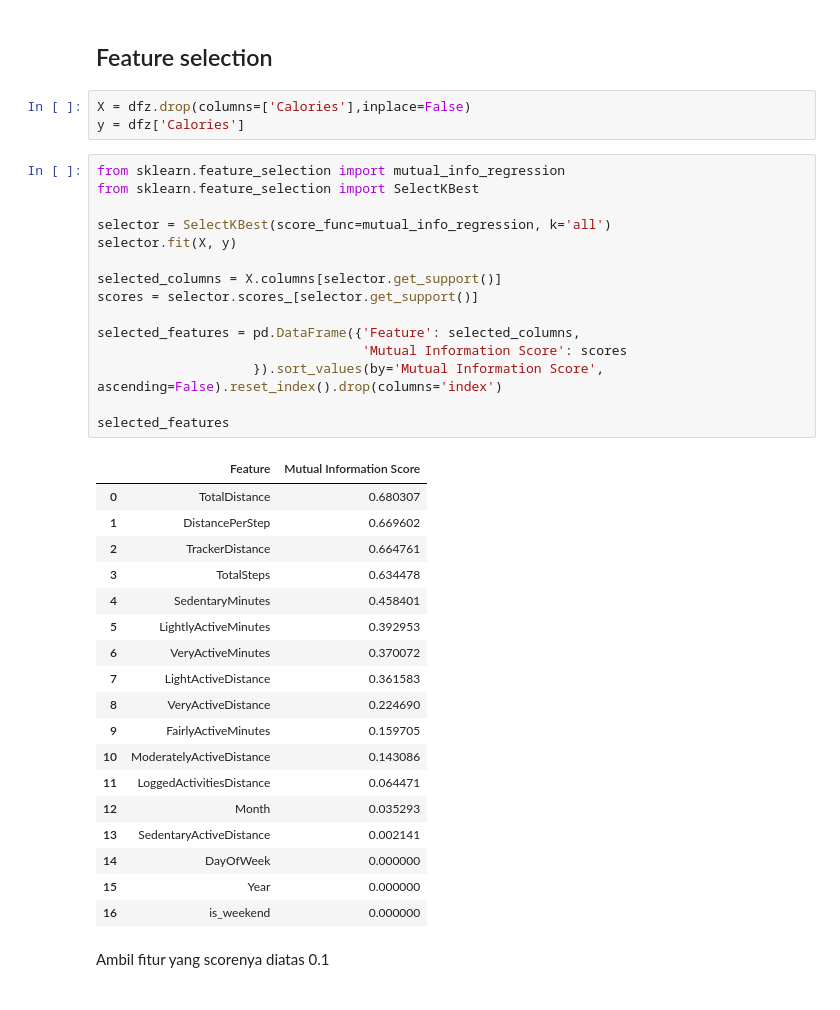
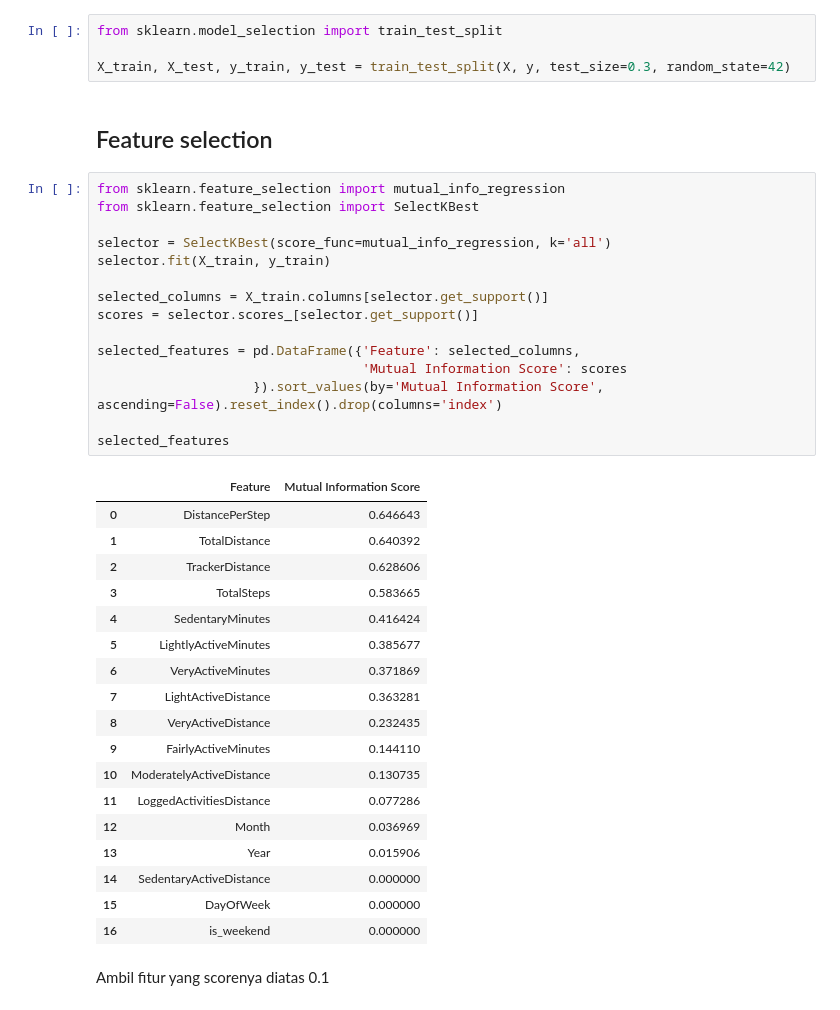
Before and after one commit to bintangphylosophie/Final-Project-Rakamin-FitBit-Tracker-Data, a Jupyter notebook: Preprocessing/Preprocessing_Asty.ipynb, the cells around one changed output. Cells and saved outputs as stored; diff of their text form.

```diff
--- a/Preprocessing/Preprocessing_Asty.ipynb
+++ b/Preprocessing/Preprocessing_Asty.ipynb
@@ -415,41 +419,42 @@ Semua fitur sudah sekalian di encode saat feature extraction.
+# %%
+from sklearn.model_selection import train_test_split
+
+X_train, X_test, y_train, y_test = train_test_split(X, y, test_size=0.3, random_state=42)
 # %% [markdown]
 ## Feature selection
-# %%
-X = dfz.drop(columns=['Calories'],inplace=False)
-y = dfz['Calories']
 # %%
 from sklearn.feature_selection import mutual_info_regression
 from sklearn.feature_selection import SelectKBest
 
 selector = SelectKBest(score_func=mutual_info_regression, k='all')
-selector.fit(X, y)
+selector.fit(X_train, y_train)
 
-selected_columns = X.columns[selector.get_support()]
+selected_columns = X_train.columns[selector.get_support()]
 scores = selector.scores_[selector.get_support()]
 
 selected_features = pd.DataFrame({'Feature': selected_columns,
                                   'Mutual Information Score': scores
                     }).sort_values(by='Mutual Information Score', ascending=False).reset_index().drop(columns='index')
 
 selected_features
 # %% [output]
 |  | Feature | Mutual Information Score |
-| 0 | TotalDistance | 0.680307 |
-| 1 | DistancePerStep | 0.669602 |
-| 2 | TrackerDistance | 0.664761 |
-| 3 | TotalSteps | 0.634478 |
-| 4 | SedentaryMinutes | 0.458401 |
-| 5 | LightlyActiveMinutes | 0.392953 |
-| 6 | VeryActiveMinutes | 0.370072 |
-| 7 | LightActiveDistance | 0.361583 |
-| 8 | VeryActiveDistance | 0.224690 |
-| 9 | FairlyActiveMinutes | 0.159705 |
-| 10 | ModeratelyActiveDistance | 0.143086 |
-| 11 | LoggedActivitiesDistance | 0.064471 |
-| 12 | Month | 0.035293 |
-| 13 | SedentaryActiveDistance | 0.002141 |
-| 14 | DayOfWeek | 0.000000 |
-| 15 | Year | 0.000000 |
+| 0 | DistancePerStep | 0.646643 |
+| 1 | TotalDistance | 0.640392 |
+| 2 | TrackerDistance | 0.628606 |
+| 3 | TotalSteps | 0.583665 |
+| 4 | SedentaryMinutes | 0.416424 |
+| 5 | LightlyActiveMinutes | 0.385677 |
+| 6 | VeryActiveMinutes | 0.371869 |
+| 7 | LightActiveDistance | 0.363281 |
+| 8 | VeryActiveDistance | 0.232435 |
+| 9 | FairlyActiveMinutes | 0.144110 |
+| 10 | ModeratelyActiveDistance | 0.130735 |
+| 11 | LoggedActivitiesDistance | 0.077286 |
+| 12 | Month | 0.036969 |
+| 13 | Year | 0.015906 |
+| 14 | SedentaryActiveDistance | 0.000000 |
+| 15 | DayOfWeek | 0.000000 |
 | 16 | is_weekend | 0.000000 |
 # %% [markdown]
 Ambil fitur yang scorenya diatas 0.1
```
Also changed, not shown: parts of 12 cells of this notebook.
